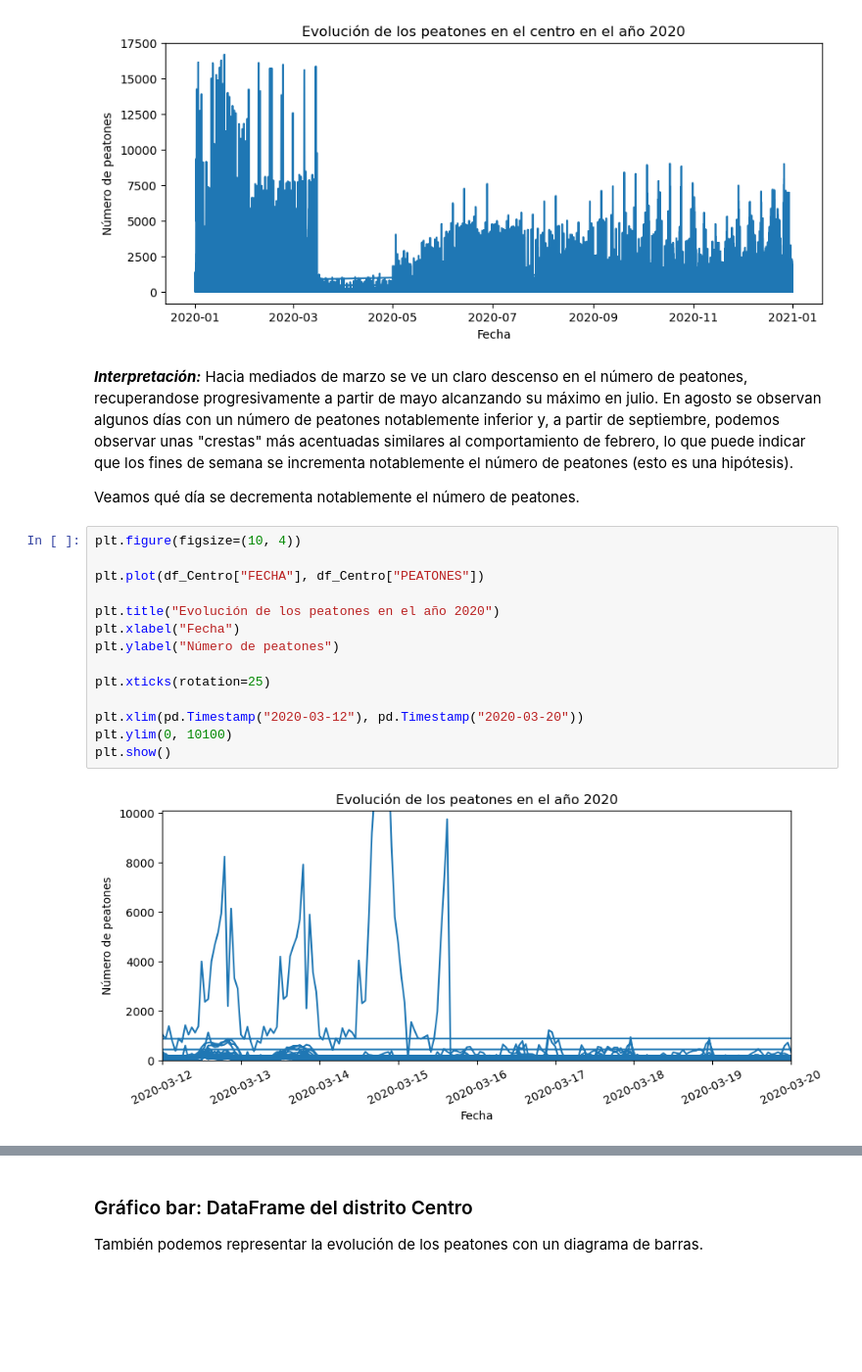
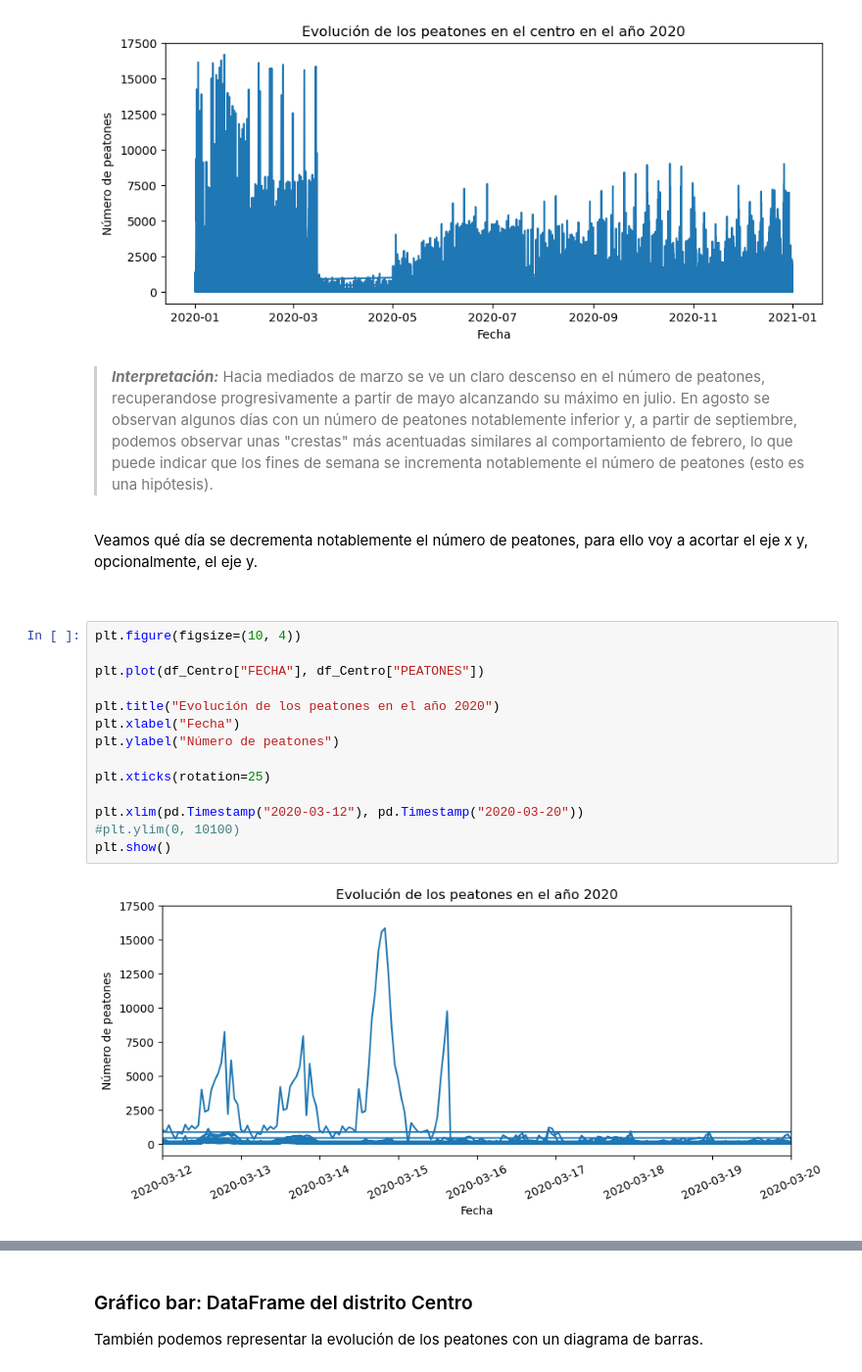
Before and after one commit to soesteve/Programming-in-Data-Science, a Jupyter notebook: 7_Ejerc_PEATONES_con_graficos.ipynb, the cells around one changed output, grey strips where cells are left out. Shown at 98% size. Saved outputs shown, nothing was run; the diff lists cells and outputs as text; blank space fills up the shorter version.

```diff
--- a/7_Ejerc_PEATONES_con_graficos.ipynb
+++ b/7_Ejerc_PEATONES_con_graficos.ipynb
@@ -230,23 +238,28 @@ plt.show()
 # %% [output]
 [figure]
 # %% [markdown]
-***Interpretación:*** Hacia mediados de marzo se ve un claro descenso en el número de peatones, recuperandose progresivamente a partir de mayo alcanzando su máximo en julio. En agosto se observan algunos días con un número de peatones notablemente inferior y, a partir de septiembre, podemos observar unas "crestas" más acentuadas similares al comportamiento de febrero, lo que puede indicar que los fines de semana se incrementa notablemente el número de peatones (esto es una hipótesis).
 
-Veamos qué día se decrementa notablemente el número de peatones.
+> ***Interpretación:*** Hacia mediados de marzo se ve un claro descenso en el número de peatones, recuperandose progresivamente a partir de mayo alcanzando su máximo en julio. En agosto se observan algunos días con un número de peatones notablemente inferior y, a partir de septiembre, podemos observar unas "crestas" más acentuadas similares al comportamiento de febrero, lo que puede indicar que los fines de semana se incrementa notablemente el número de peatones (esto es una hipótesis).
+
+<br>
+
+Veamos qué día se decrementa notablemente el número de peatones, para ello voy a acortar el eje x y, opcionalmente, el eje y.
+
+<br>
 # %%
 plt.figure(figsize=(10, 4))
 
 plt.plot(df_Centro["FECHA"], df_Centro["PEATONES"])
 
 plt.title("Evolución de los peatones en el año 2020")
 plt.xlabel("Fecha")
 plt.ylabel("Número de peatones")
 
 plt.xticks(rotation=25)
 
 plt.xlim(pd.Timestamp("2020-03-12"), pd.Timestamp("2020-03-20"))
-plt.ylim(0, 10100)
+#plt.ylim(0, 10100)
 plt.show()
 # %% [output]
-[figure, old version]
+[figure, new version]
 # %% [markdown]
```
Also changed, not shown: parts of 71 cells of this notebook, 9 other files.
